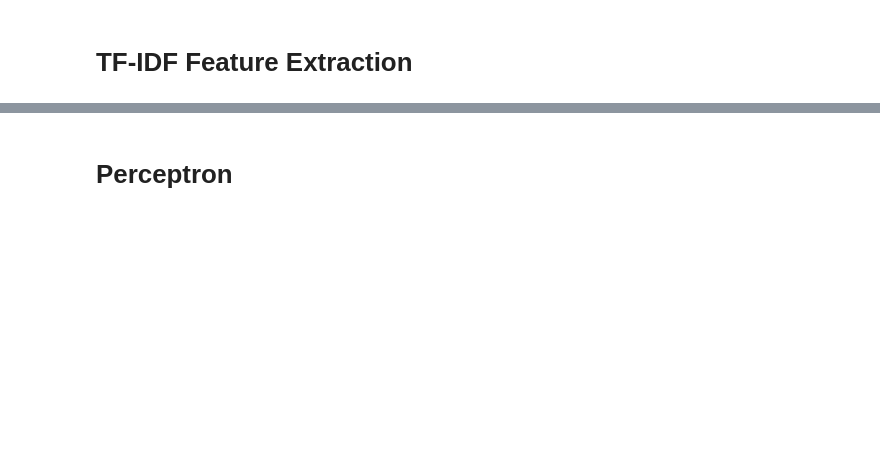
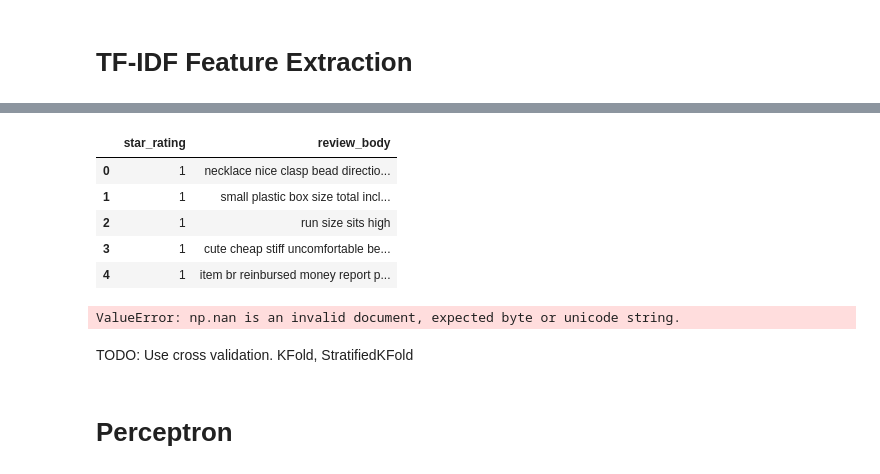
Before and after one commit to daveaditya/CSCI_544_NLP, a Jupyter notebook: assignment_01/HW1-CSCI544.ipynb, the cells around one changed output, grey strips where cells are left out. Cells and saved outputs as stored; diff of their text form; code cells hidden in the pictures; blank space fills up the shorter version.

```diff
--- a/assignment_01/HW1-CSCI544.ipynb
+++ b/assignment_01/HW1-CSCI544.ipynb
@@ -316,0 +472,7 @@ from nltk.stem import WordNetLemmatizer
+# %%
+# TODO: Remove Test Block
+# Save lemmatized data
+import pickle as pkl
+
+with open("./data/lemamtized_data.pkl", "wb") as file:
+  pkl.dump(lemmatized_data, file)
@@ -317,2 +484,10 @@ from nltk.stem import WordNetLemmatizer
 # %% [markdown]
 # TF-IDF Feature Extraction
+# %%
+# TODO: Remove Test Block
+# Load lemmatized data
+import pickle as pkl
+
+lemmatized_data = None
+with open("./data/lemamtized_data.pkl", "rb") as file:
+  lemmatized_data = pkl.load(file)
@@ -318,0 +505,15 @@ from nltk.stem import WordNetLemmatizer
+# %%
+# Concatenate lemmatized sentences back into one sentence
+def concatenator(data: pd.Series):
+  return data.apply(lambda words: " ".join(words))
+# %%
+final_data = lemmatized_data.copy()
+final_data['review_body'] = concatenator(lemmatized_data['review_body'])
+final_data.head()
+# %% [output]
+|  | star_rating | review_body |
+| 0 | 1 | necklace nice clasp bead directio... |
+| 1 | 1 | small plastic box size total incl... |
+| 2 | 1 | run size sits high |
+| 3 | 1 | cute cheap stiff uncomfortable be... |
+| 4 | 1 | item br reinbursed money report p... |
@@ -318,0 +532,14 @@ from nltk.stem import WordNetLemmatizer
+# %%
+from sklearn.feature_extraction.text import TfidfVectorizer
+
+vectorizer = TfidfVectorizer()
+vectorizer.fit(train['review_body'])
+
+X_tfidf_train = vectorizer.transform(train['review_body'])
+X_tfidf_test = vectorizer.transform(test['review_body'])
+y_train = train['star_rating']
+y_test = test['star_rating']
+# %% [output]
+ValueError: np.nan is an invalid document, expected byte or unicode string.
+# %% [markdown]
+TODO: Use cross validation. KFold, StratifiedKFold
```
Also changed, not shown: parts of 37 cells of this notebook.
